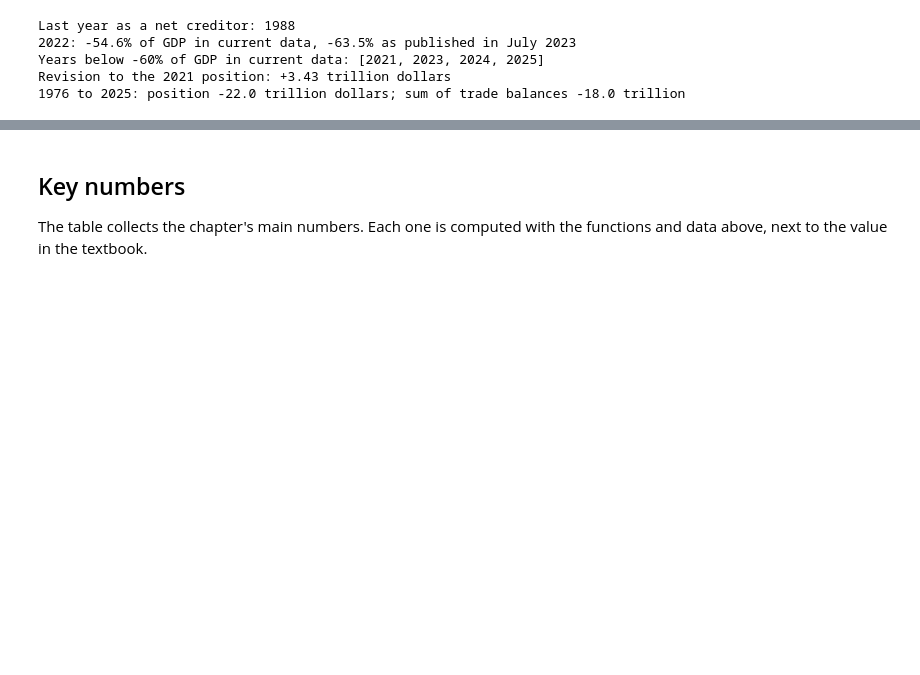
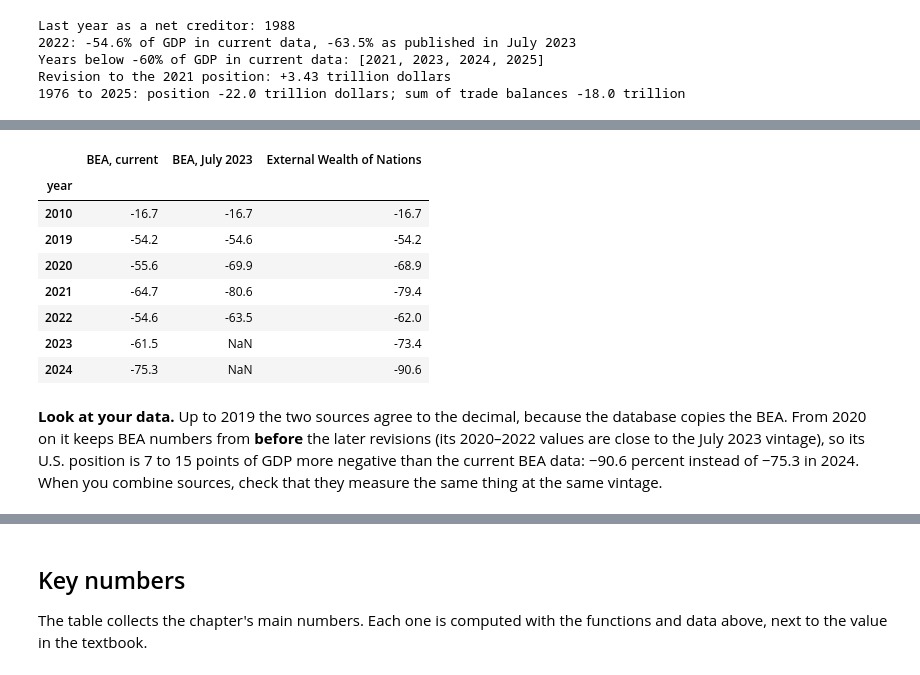
Before and after one commit to quarcs-lab/macro102-site, a Jupyter notebook: notebooks/ch19-international-trade.ipynb, the cells around one changed output, grey strips where cells are left out. Cells and saved outputs as stored; diff of their text form; code cells hidden in the pictures; blank space fills up the shorter version.

```diff
--- a/notebooks/ch19-international-trade.ipynb
+++ b/notebooks/ch19-international-trade.ipynb
@@ -1079,0 +1634,20 @@ with `us.trade_balance` in that year.
+# %%
+niip_world = pd.read_csv(DATA_URL + "niip_world.csv")
+ewn_us = niip_world[niip_world.country == "U.S."].set_index("year").niip
+pd.DataFrame({"BEA, current": current, "BEA, July 2023": july_2023,
+              "External Wealth of Nations": ewn_us}).loc[[2010, 2019, 2020, 2021, 2022, 2023, 2024]].round(1)
+# %% [output]
+|  | BEA, current | BEA, July 2023 | External Wealth of Nations |
+| year |  |  |  |
+| 2010 | -16.7 | -16.7 | -16.7 |
+| 2019 | -54.2 | -54.6 | -54.2 |
+| 2020 | -55.6 | -69.9 | -68.9 |
+| 2021 | -64.7 | -80.6 | -79.4 |
+| 2022 | -54.6 | -63.5 | -62.0 |
+| 2023 | -61.5 | NaN | -73.4 |
+| 2024 | -75.3 | NaN | -90.6 |
+# %% [markdown]
+**Look at your data.** Up to 2019 the two sources agree to the decimal, because the database copies the BEA. From 2020
+on it keeps BEA numbers from **before** the later revisions (its 2020–2022 values are close to the July 2023
+vintage), so its U.S. position is 7 to 15 points of GDP more negative than the current BEA data: −90.6 percent
+instead of −75.3 in 2024. When you combine sources, check that they measure the same thing at the same vintage.
```
Also changed, not shown: parts of 74 cells of this notebook, 41 other files.
